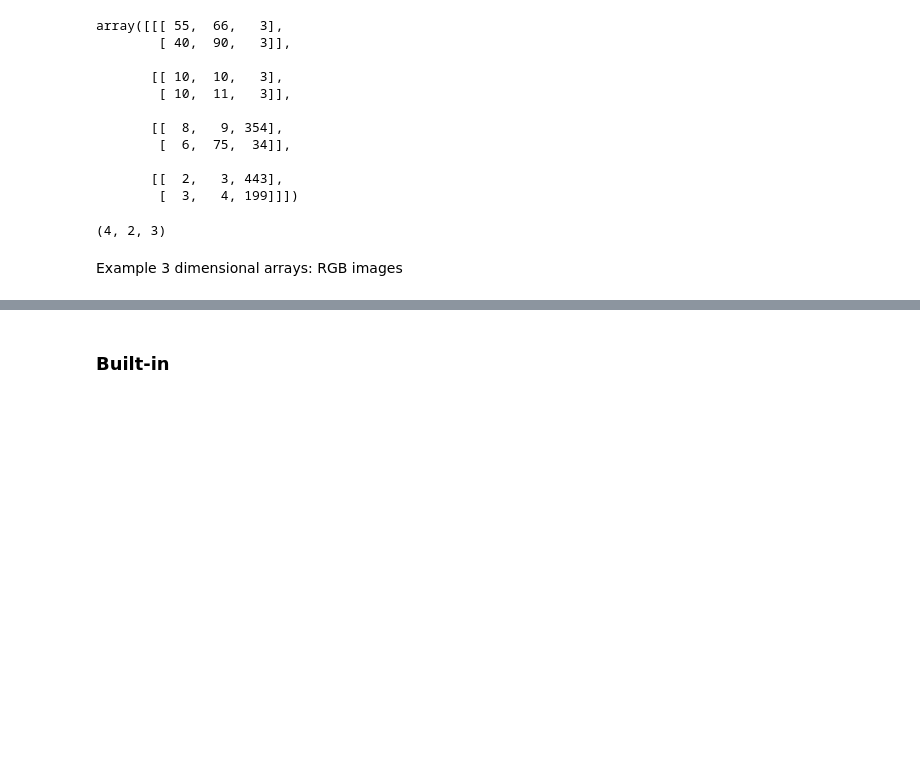
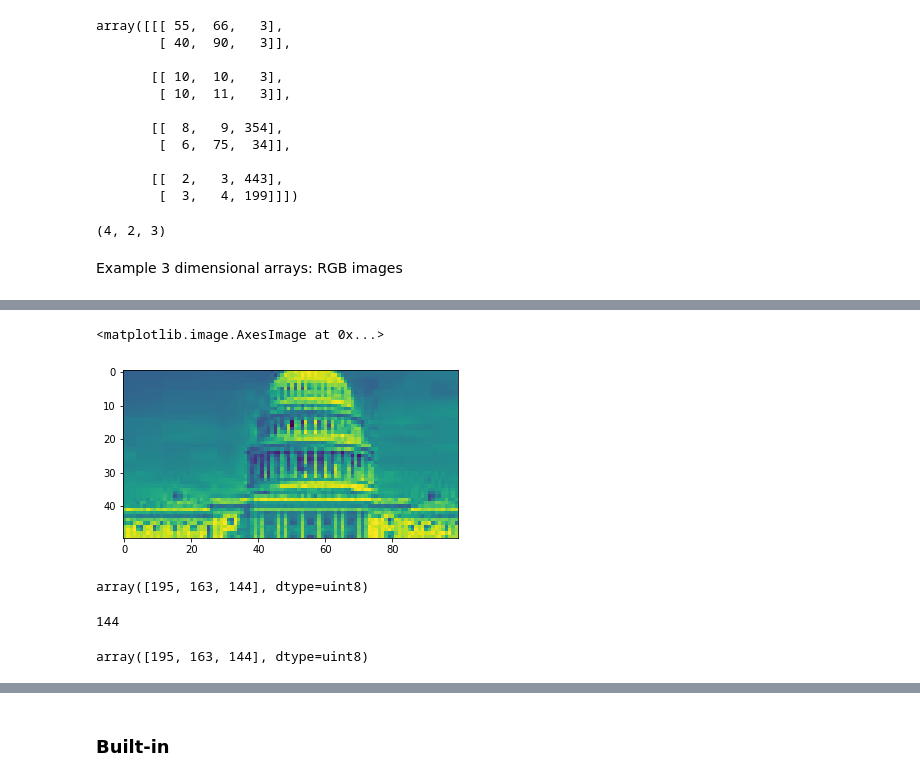
Before and after one commit to Ironhack-Data-Madrid-Enero-2021/Classroom-Materials, a Jupyter notebook: week_02/03-numpy.ipynb, the cells around one changed output, grey strips where cells are left out. Saved outputs shown, nothing was run; the diff lists cells and outputs as text; code cells hidden in the pictures; blank space fills up the shorter version.

```diff
--- a/week_02/03-numpy.ipynb
+++ b/week_02/03-numpy.ipynb
@@ -161,0 +193,17 @@ Example 3 dimensional arrays: RGB images
+# %%
+plt.imshow(img[50:100, 100:200, 2])
+# %% [output]
+<matplotlib.image.AxesImage at 0x...>
+[figure, added]
+# %%
+img[75, 212]
+# %% [output]
+array([195, 163, 144], dtype=uint8)
+# %%
+img[75, 212, 2]
+# %% [output]
+144
+# %%
+img[75, 212]
+# %% [output]
+array([195, 163, 144], dtype=uint8)
```
Also changed, not shown: parts of 190 cells of this notebook, 2 other files.
